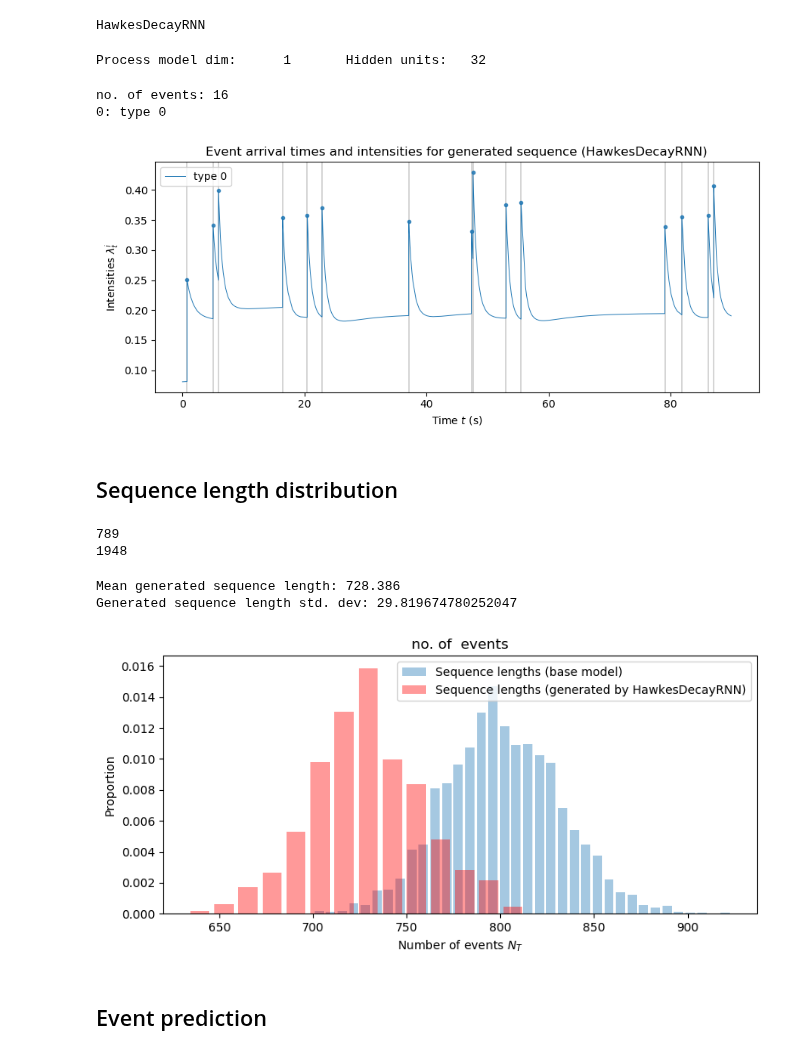
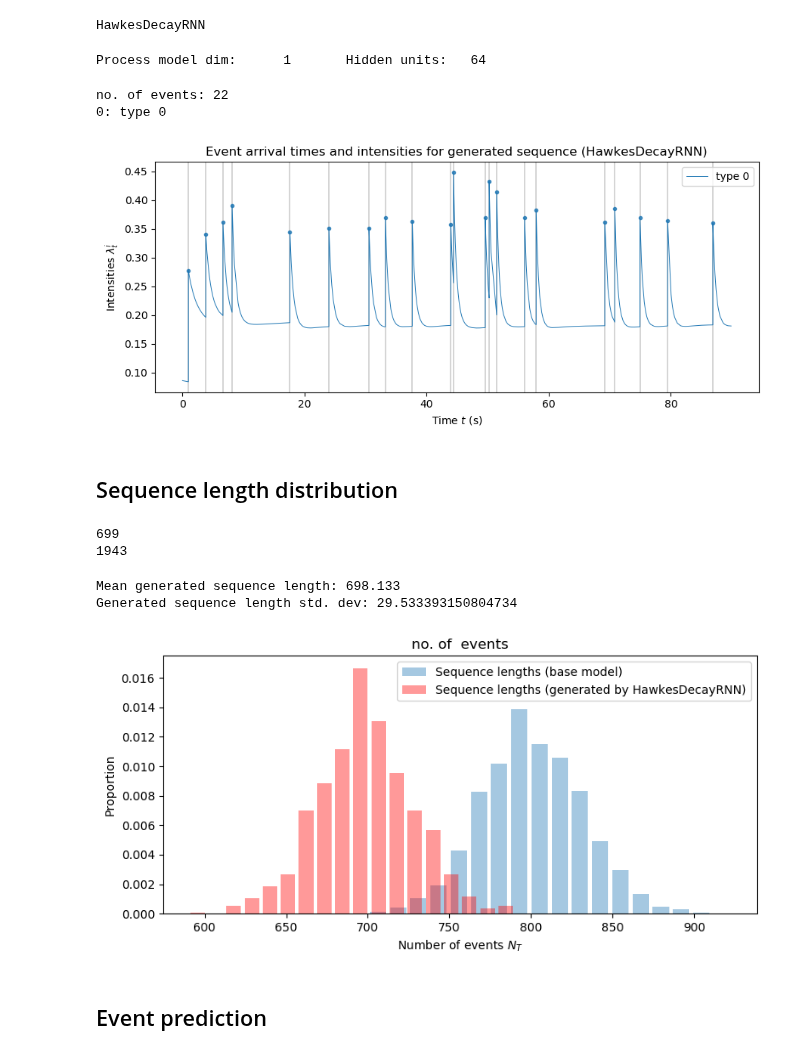
Before and after one commit to Deeptradingfx/point-process-nets, a Jupyter notebook: notebooks/decayrnn.ipynb, the cells around one changed output. Drawn from its saved outputs; the diff is of its cells as text; code cells hidden in the pictures.

```diff
--- a/notebooks/decayrnn.ipynb
+++ b/notebooks/decayrnn.ipynb
@@ -231,5 +232,5 @@ for p in MODEL_FILES:
 # %%
-load_filename = MODEL_FILES[0]
+load_filename = MODEL_FILES[1]
 print("chosen file:", load_filename)
 
 load_file_timestamp = "-".join(os.path.splitext(os.path.basename(load_filename))[0].split('-')[-2:])
@@ -240,6 +241,6 @@ chosen file: ../saved_models/HawkesDecayRNN-1d_hidden32-20181205-230630.pth
 # %%
 process_dim = 1
-hidden_size = 32
+hidden_size = 64
 print("Hidden size: {}".format(hidden_size))
 model = HawkesDecayRNN(process_dim, hidden_size)
 
@@ -290,20 +291,18 @@ HawkesDecayRNN
 # %%
 generator = HawkesRNNGen(model, record_intensity=False)
 # %% [output]
-Process model dim:      1       Hidden units:   32
+Process model dim:      1       Hidden units:   64
 # %%
 tmax_simu = 90
 generator.generate_sequence(tmax_simu, record_intensity=True)
 fig_intensity_stream = generator.plot_events_and_intensity()
 # %% [output]
-no. of events: 16
+no. of events: 22
 0: type 0
-[figure, old version]
+[figure, new version]
 # %%
 fig_intensity_stream.savefig("../results/intensity_{}_{}d_hidden{}_{}.pdf".format(
     MODEL_NAME, process_dim, hidden_size, load_file_timestamp))
-# %%
-generator.record_intensity = False
 # %% [markdown]
 ## Sequence length distribution
 # %%
@@ -312,13 +311,13 @@ generator.generate_sequence(tmax)
 print(len(generator.event_times))
 print(len(generator._plot_times))
 # %% [output]
-789
-1948
+699
+1943
 # %%
 # Build a statistic for the no. of events
 gen_seq_lengths = []
 gen_seq_types_lengths = []
-n_gen_seq = 500 # number of generated sequences
+n_gen_seq = 1000 # number of generated sequences
 for i in range(n_gen_seq):
     generator.generate_sequence(tmax, record_intensity=False)
     gen_seq_times = generator.event_times
@@ -333,8 +332,8 @@ gen_seq_types_lengths = np.array(gen_seq_types_lengths)
 print("Mean generated sequence length: {}".format(gen_seq_lengths.mean()))
 print("Generated sequence length std. dev: {}".format(gen_seq_lengths.std()))
 # %% [output]
-Mean generated sequence length: 728.386
-Generated sequence length std. dev: 29.819674780252047
+Mean generated sequence length: 698.133
+Generated sequence length std. dev: 29.533393150804734
 # %%
 if process_dim > 1:
     num_plots = process_dim + 1
@@ -348,38 +347,38 @@ hist_opts = {
     "density": True
 }
 gen_label = "Sequence lengths (generated by {:})".format(MODEL_NAME)
-_ = ax0.hist(seq_lengths, bins=2*int(seq_lengths.size(0)**(1/3)),
+_ = ax0.hist(seq_lengths, bins=2*int(n_gen_seq**(1/3)),
             label="Sequence lengths (base model)",
             **hist_opts)
 _ = ax0.hist(gen_seq_lengths, bins=2*int(n_gen_seq**(1/3)),
             label=gen_label,
             color='red', **hist_opts)
 ax0.legend()
 if num_plots > 1:
     ax0.set_title('no. of events (all types, including starter type)')
 else:
     ax0.set_title('no. of  events')
 ax0.set_ylabel('Proportion')
 ax0.set_xlabel('Number of events $N_T$')
 if num_plots > 1:
     axt = axes[1:]
     for i, ax in enumerate(axt):
         # get the sequence lengths for the event types
         typ_seq_lengths = (seq_types == i).sum(dim=1)
         gen_typ_seq_lengths = gen_seq_types_lengths[:, i]
         ax.hist(typ_seq_lengths, bins=2*int(typ_seq_lengths.size(0)**(1/3)),
                 label="Sequence lengths (base model)",
                 **hist_opts)
         ax.hist(gen_typ_seq_lengths,
                 bins=2*int(gen_typ_seq_lengths.shape[0]**(1/3)),
                 label=gen_label,
                 color='red', **hist_opts)
         ax.set_xlabel("Number of events of type {}, $N_T^{}$".format(i, i))
         ax.set_title('no. of events of type $i={}$'.format(i))
 
 fig.tight_layout()
 # %% [output]
-[figure, old version]
+[figure, new version]
 # %%
 os.makedirs(RESULT_BASEDIR, exist_ok=True)
 model_perf_indicator = "seq_length_distrib"
```
Also changed, not shown: parts of 6 cells of this notebook, 4 other files.
